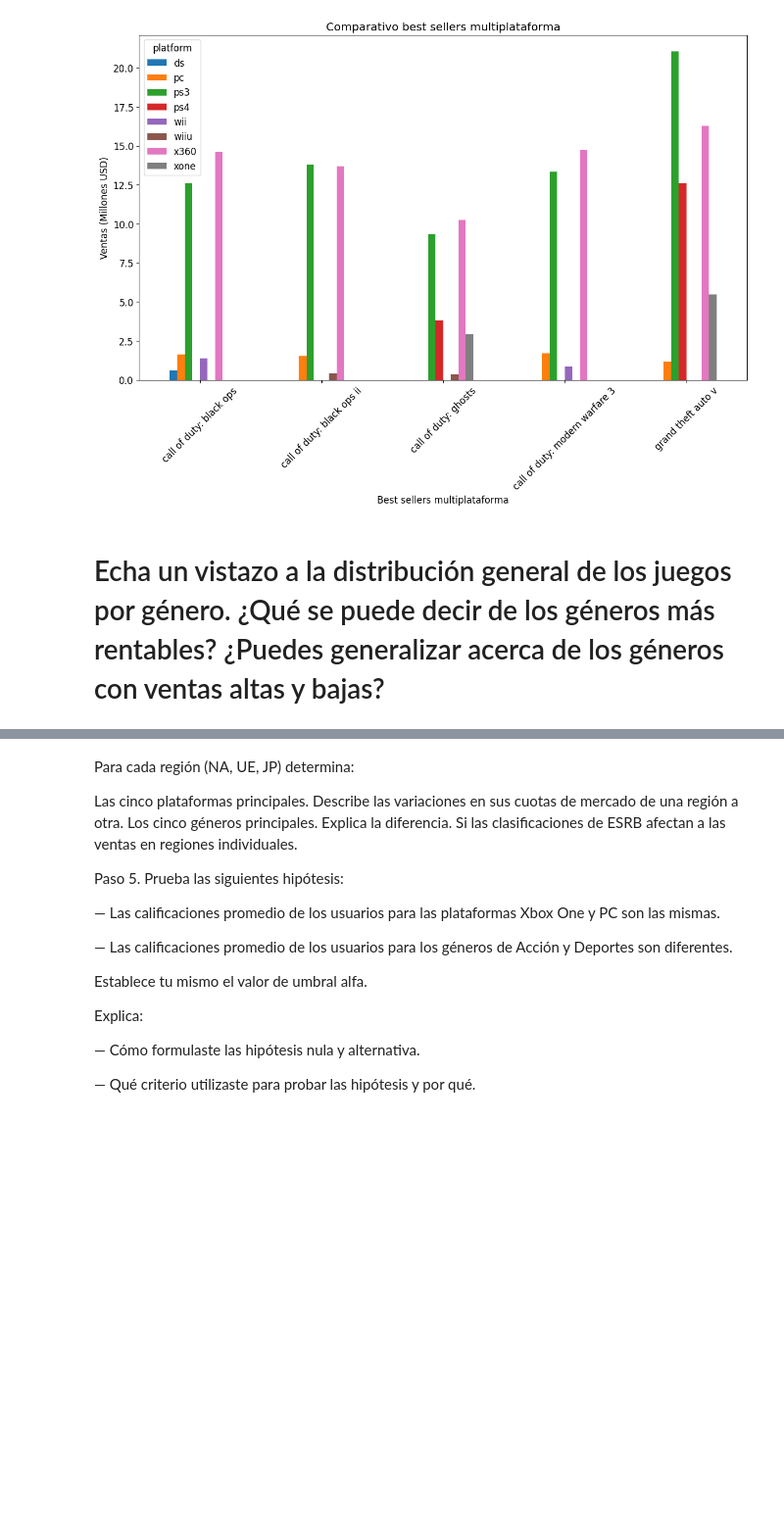
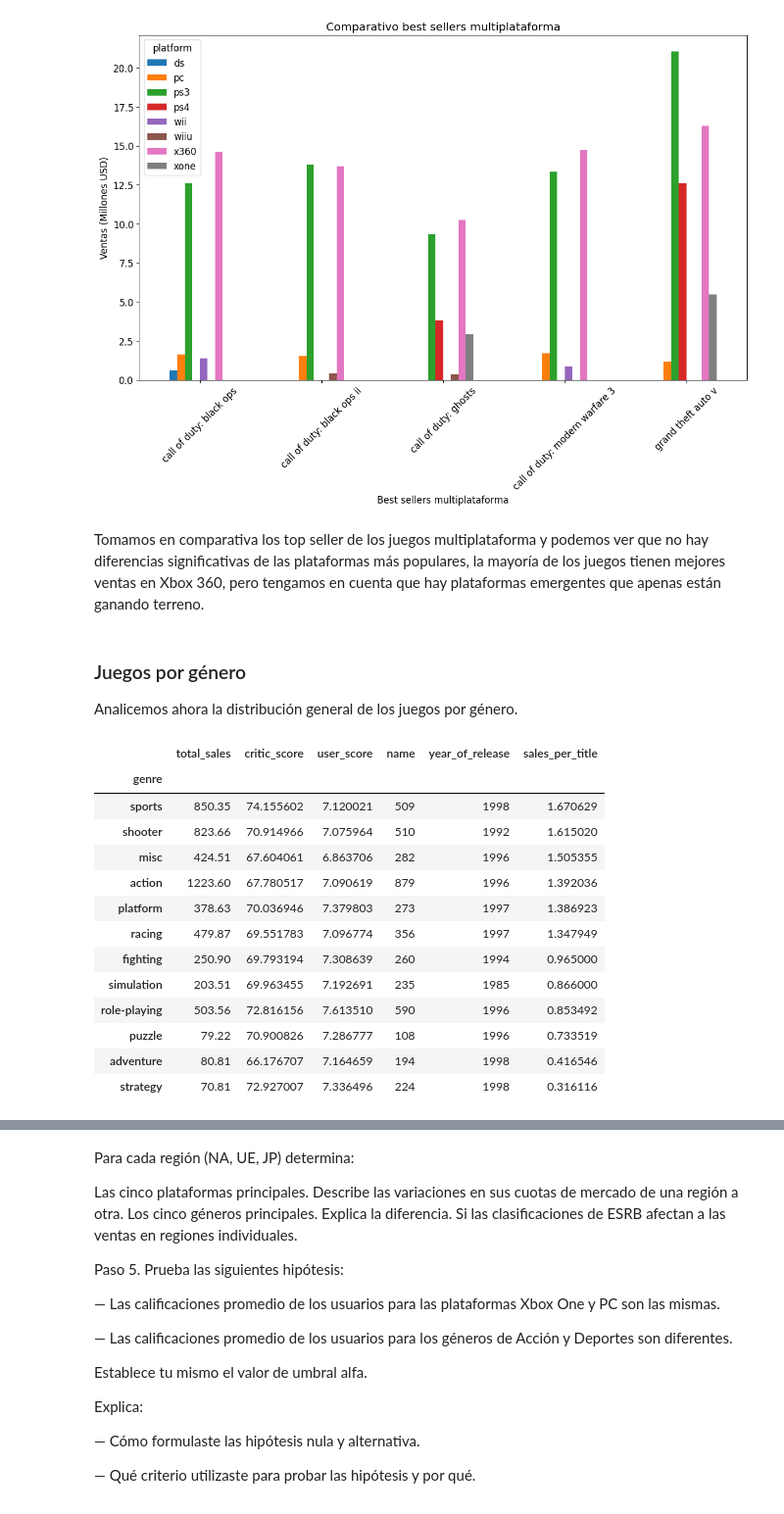
Before and after one commit to ma280113/TripleTen, a Jupyter notebook: strint_6_proyect/notebook.ipynb, the cells around one changed output, grey strips where cells are left out. Shown at 98% size. Cells and saved outputs as stored; diff of their text form; code cells hidden in the pictures; blank space fills up the shorter version.

Commit message:
Update up to user profile

```diff
--- a/strint_6_proyect/notebook.ipynb
+++ b/strint_6_proyect/notebook.ipynb
@@ -782,5 +793,34 @@ plt.show()
 # %% [output]
 <Figure size 1400x600 with 0 Axes>
 [figure]
+# %% [markdown]
+Tomamos en comparativa los top seller de los juegos multiplataforma y podemos ver que no hay diferencias significativas de las plataformas más populares, la mayoría de los juegos tienen mejores ventas en Xbox 360, pero tengamos en cuenta que hay plataformas emergentes que apenas están ganando terreno.
 # %% [markdown]
-# Echa un vistazo a la distribución general de los juegos por género. ¿Qué se puede decir de los géneros más rentables? ¿Puedes generalizar acerca de los géneros con ventas altas y bajas?
+### Juegos por género
+
+Analicemos ahora la distribución general de los juegos por género.
+# %%
+genre_top_seller = df.groupby('genre').agg({
+    'total_sales' : 'sum',
+    'critic_score' : 'mean',
+    'user_score' : 'mean',
+    'name' : 'nunique',
+    'year_of_release' : 'min'
+})
+genre_top_seller['sales_per_title'] = genre_top_seller['total_sales'] / genre_top_seller['name']
+display(genre_top_seller.sort_values('sales_per_title', ascending = False))
+# %% [output]
+|  | total_sales | critic_score | user_score | name | year_of_release | sales_per_title |
+| genre |  |  |  |  |  |  |
+| sports | 850.35 | 74.155602 | 7.120021 | 509 | 1998 | 1.670629 |
+| shooter | 823.66 | 70.914966 | 7.075964 | 510 | 1992 | 1.615020 |
+| misc | 424.51 | 67.604061 | 6.863706 | 282 | 1996 | 1.505355 |
+| action | 1223.60 | 67.780517 | 7.090619 | 879 | 1996 | 1.392036 |
+| platform | 378.63 | 70.036946 | 7.379803 | 273 | 1997 | 1.386923 |
+| racing | 479.87 | 69.551783 | 7.096774 | 356 | 1997 | 1.347949 |
+| fighting | 250.90 | 69.793194 | 7.308639 | 260 | 1994 | 0.965000 |
+| simulation | 203.51 | 69.963455 | 7.192691 | 235 | 1985 | 0.866000 |
+| role-playing | 503.56 | 72.816156 | 7.613510 | 590 | 1996 | 0.853492 |
+| puzzle | 79.22 | 70.900826 | 7.286777 | 108 | 1996 | 0.733519 |
+| adventure | 80.81 | 66.176707 | 7.164659 | 194 | 1998 | 0.416546 |
+| strategy | 70.81 | 72.927007 | 7.336496 | 224 | 1998 | 0.316116 |
```
Also changed, not shown: parts of 14 cells of this notebook.
